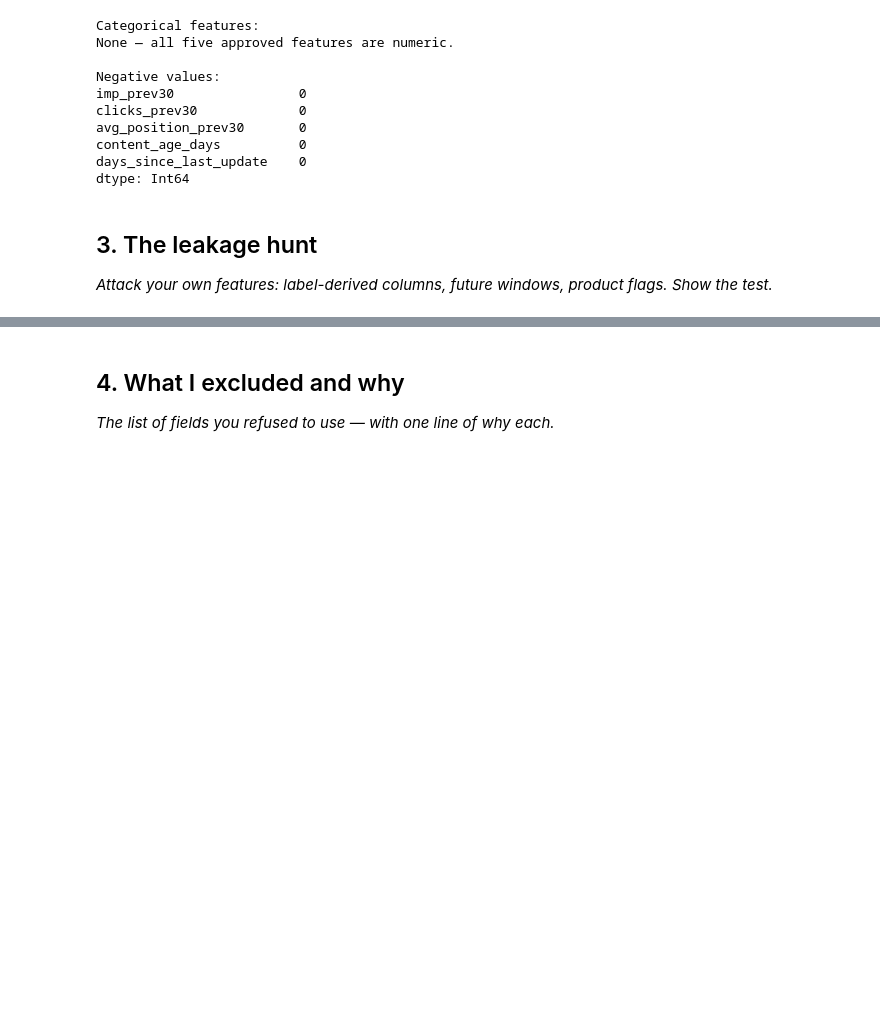
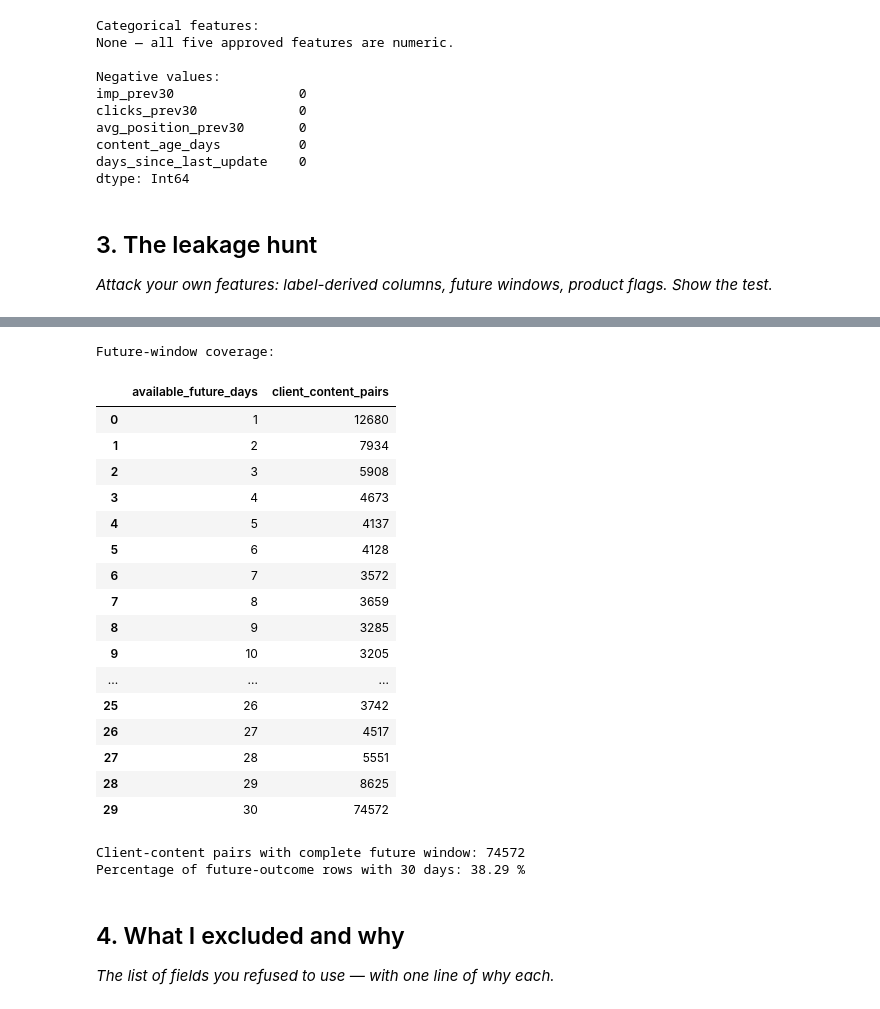
Before and after one commit to jawad-ahmed-developer/flyRank_Internship_Tasks, a Jupyter notebook: work/notebooks/w03_feature_leakage_check.ipynb, the cells around one changed output, grey strips where cells are left out. Cells and saved outputs as stored; diff of their text form; code cells hidden in the pictures; blank space fills up the shorter version.

```diff
--- a/work/notebooks/w03_feature_leakage_check.ipynb
+++ b/work/notebooks/w03_feature_leakage_check.ipynb
@@ -577,3 +664,55 @@ dtype: Int64
+# %%
+# Check how many future observations have the complete 30-day window.
+
+future_coverage = (
+    future_outcome["available_future_days"]
+    .value_counts()
+    .sort_index()
+    .rename_axis("available_future_days")
+    .reset_index(name="client_content_pairs")
+)
+
+print("Future-window coverage:")
+display(future_coverage)
+
+complete_future = future_outcome[
+    future_outcome["available_future_days"] == 30
+].copy()
+
+print(
+    "\nClient-content pairs with complete future window:",
+    len(complete_future)
+)
+
+print(
+    "Percentage of future-outcome rows with 30 days:",
+    round(
+        len(complete_future) / len(future_outcome) * 100,
+        2
+    ),
+    "%"
+)
+# %% [output]
+Future-window coverage:
+|  | available_future_days | client_content_pairs |
+| 0 | 1 | 12680 |
+| 1 | 2 | 7934 |
+| 2 | 3 | 5908 |
+| 3 | 4 | 4673 |
+| 4 | 5 | 4137 |
+| 5 | 6 | 4128 |
+| 6 | 7 | 3572 |
+| 7 | 8 | 3659 |
+| 8 | 9 | 3285 |
+| 9 | 10 | 3205 |
+| ... | ... | ... |
+| 25 | 26 | 3742 |
+| 26 | 27 | 4517 |
+| 27 | 28 | 5551 |
+| 28 | 29 | 8625 |
+| 29 | 30 | 74572 |
+Client-content pairs with complete future window: 74572
+Percentage of future-outcome rows with 30 days: 38.29 %
 # %% [markdown]
 ## 4. What I excluded and why
 
```
Also changed, not shown: parts of 4 cells of this notebook.
